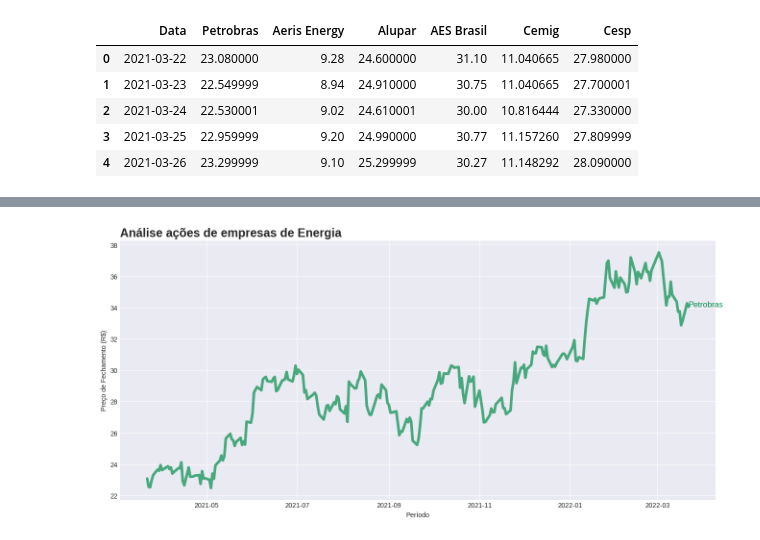
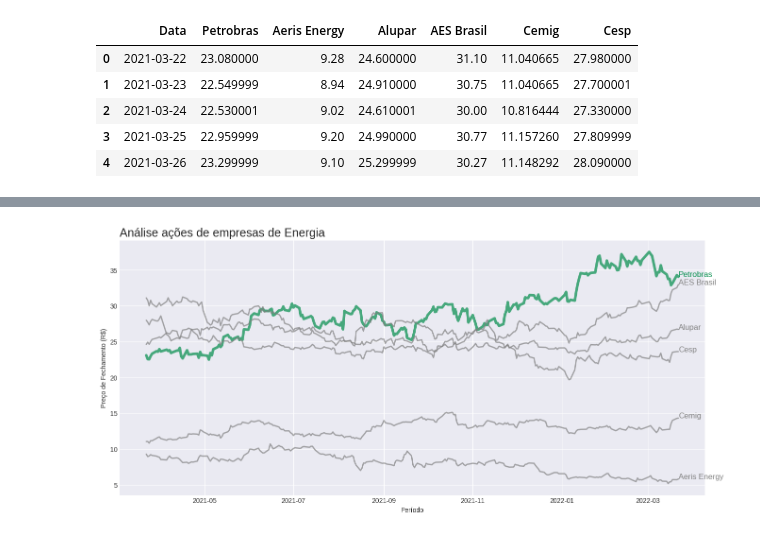
Before and after one commit to will4280/Projeto_DataBse_Financeiro, a Jupyter notebook: William_collab.ipynb, the cells around one changed output, grey strips where cells are left out. Cells and saved outputs as stored; diff of their text form; code cells hidden in the pictures.

```diff
--- a/William_collab.ipynb
+++ b/William_collab.ipynb
@@ -31,3 +31,7 @@ Base_Dados.head()
 | 2 | 2021-03-24 | 22.530001 | 9.02 | 24.610001 | 30.00 | 10.816444 | 27.330000 |
 | 3 | 2021-03-25 | 22.959999 | 9.20 | 24.990000 | 30.77 | 11.157260 | 27.809999 |
 | 4 | 2021-03-26 | 23.299999 | 9.10 | 25.299999 | 30.27 | 11.148292 | 28.090000 |
+# %%
+Base_Dados.set_index( 'Data', inplace=True )
+
+Base_Dados.head()
@@ -34,24 +46,31 @@ Base_Dados.head()
 # %%
 # Grafico
 
 # Estilo do gráfico
 plt.style.use('seaborn-darkgrid')
 
 # Tamanho
 plt.figure( figsize=(16, 7))
 
 # Titulo
-plt.title('Análise ações de empresas de Energia', loc='left', fontsize=18, fontweight=600)
+plt.title('Análise ações de empresas de Energia', loc='left', fontsize=18, fontweight=0)
 
 # Plot/visualização da Petrobras
 # Tudo edição/parametros do grafico (color='#008c4a', linewidth=4, alpha=0.7)
 
 plt.plot( Base_Dados.index, Base_Dados['Petrobras'], color='#008c4a', linewidth=4, alpha=0.7)
 #Texto Petrobras para incluir no grafico
 plt.text( Base_Dados.index[-1], Base_Dados['Petrobras'].tail(1), 'Petrobras', color='#008c4a', size='large', horizontalalignment='left')
 
+# Plot das Outras Colunas
+for Coluna in Base_Dados.columns[1:]:
+    # Plot das outras colunas
+    plt.plot(Base_Dados.index, Base_Dados[Coluna], color='gray', linewidth=2, alpha=0.7)
+    # Texto para incluir no gráfico
+    plt.text(Base_Dados.index[-1], Base_Dados[Coluna].iloc[-1], Coluna, color='gray', size='large', horizontalalignment='left')
+
 # Labels
 plt.xlabel('Período')
 plt.ylabel('Preço de Fechamento (R$)');
 # %% [output]
-[figure, old version]
+[figure, new version]
```
Also changed, not shown: parts of 2 cells of this notebook.
